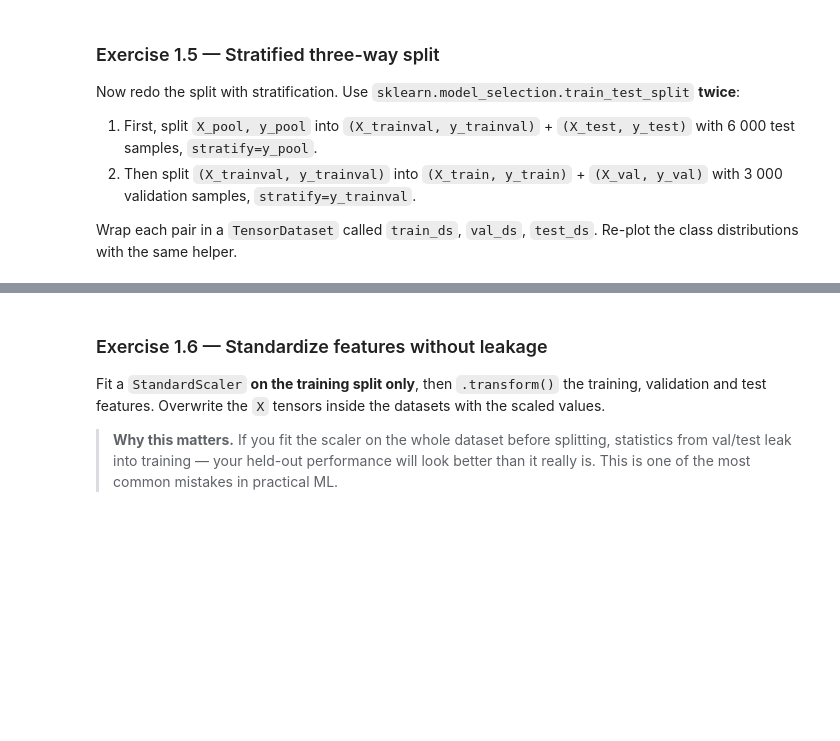
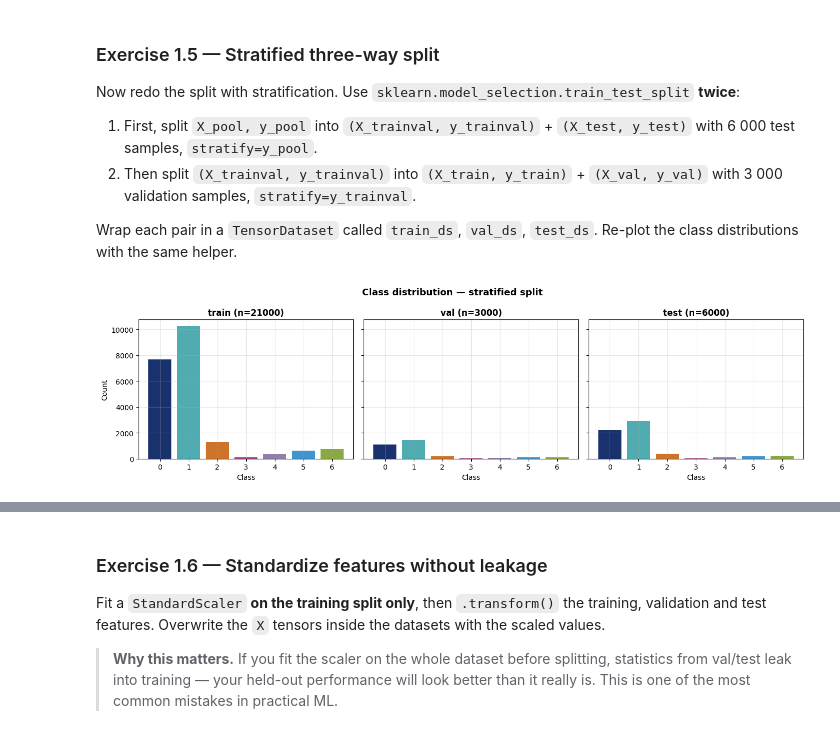
Before and after one commit to naguer019/deep-learning-course-notebooks, a Jupyter notebook: notebooks/notebook_5.ipynb, the cells around one changed output, grey strips where cells are left out. Cells and saved outputs as stored; diff of their text form; code cells hidden in the pictures; blank space fills up the shorter version.

```diff
--- a/notebooks/notebook_5.ipynb
+++ b/notebooks/notebook_5.ipynb
@@ -164,6 +167,17 @@ Pass a fixed `generator=torch.Generator().manual_seed(SEED)` so the split is rep
 > **Hint.** `TensorDataset` expects `torch.Tensor` objects, not NumPy arrays. Convert carefully: features → `float32`, labels → `long`.
 # %%
 # YOUR CODE HERE
-raise NotImplementedError()
+# Convierto a tensores con los tipos de datos que se necesita
+X_tensor = torch.tensor(X_pool, dtype= torch.float32)
+y_tensor = torch.tensor(y_pool, dtype= torch.long)
+
+# hago el tensor dataset
+dataset = TensorDataset(X_tensor, y_tensor)
+
+# Hago el split aleatorio
+train_ds_rand, val_ds_rand, test_ds_rand = random_split(
+    dataset,
+    lengths = [21000, 3000, 6000],
+    generator = torch.Generator().manual_seed(SEED))
 
 print(len(train_ds_rand), len(val_ds_rand), len(test_ds_rand))
@@ -175,8 +191,15 @@ Implement a helper `class_counts(subset, num_classes=7)` that iterates over a Py
 Then produce a 1×3 bar chart showing the class distribution of `train_ds_rand`, `val_ds_rand`, `test_ds_rand`.
 # %%
 def class_counts(subset, num_classes=7):
-    # YOUR CODE HERE
-    raise NotImplementedError()
+    # inicializo un tensor del tamaño de num_classes lleno de ceros para poder hacer el count
+    counts = torch.zeros(num_classes, dtype = torch.long)
+
+    # itero sobre el subset / dataset
+    for _, y in subset:
+        # incremento el contador en la clase y
+        counts[y] += 1
+
+    return counts
 # %%
 # Plot the three distributions side-by-side
 fig, axes = plt.subplots(1, 3, figsize=(14, 4), sharey=True)
@@ -205,18 +232,39 @@ Now redo the split with stratification. Use `sklearn.model_selection.train_test_
 Wrap each pair in a `TensorDataset` called `train_ds`, `val_ds`, `test_ds`. Re-plot the class distributions with the same helper.
 # %%
 # YOUR CODE HERE
-raise NotImplementedError()
+# Primer split, separo 6000 samples para el test
+X_trainval, X_test, y_trainval, y_test = train_test_split(
+    X_pool, y_pool, test_size = 6000, stratify = y_pool, random_state = SEED
+)
+
+# Segundo split, separo 3000 samples para validación
+X_train, X_val, y_train, y_val = train_test_split(
+    X_trainval, y_trainval, test_size = 3000, stratify = y_trainval, random_state = SEED
+)
+
+# Convierto a tensores y creo los tensordatasets
+train_ds = TensorDataset(torch.tensor(X_train, dtype = torch.float32),
+torch.tensor(y_train, dtype = torch.long))
+
+val_ds = TensorDataset(torch.tensor(X_val, dtype = torch.float32),
+torch.tensor(y_val, dtype = torch.long))
+
+test_ds = TensorDataset(torch.tensor(X_test, dtype = torch.float32),
+torch.tensor(y_test, dtype = torch.long))
+
 
 fig, axes = plt.subplots(1, 3, figsize=(14, 4), sharey=True)
 for ax, ds, name in zip(axes, [train_ds, val_ds, test_ds],
                         ["train", "val", "test"]):
     c = class_counts(ds).numpy()
     ax.bar(range(len(c)), c, color=UCU_COLORS)
     ax.set_title(f"{name} (n={len(ds)})", fontweight="bold")
     ax.set_xlabel("Class"); ax.grid(True, alpha=0.3)
 axes[0].set_ylabel("Count")
 plt.suptitle("Class distribution — stratified split", fontsize=13, fontweight="bold")
 plt.tight_layout(); plt.show()
+# %% [output]
+[figure, added]
 # %% [markdown]
 > **Question 1.2** — Why does stratification matter *more* for Covertype than it did for FashionMNIST? What would happen if the rare class ended up entirely in one split?
 
```
Also changed, not shown: parts of 12 cells of this notebook.
